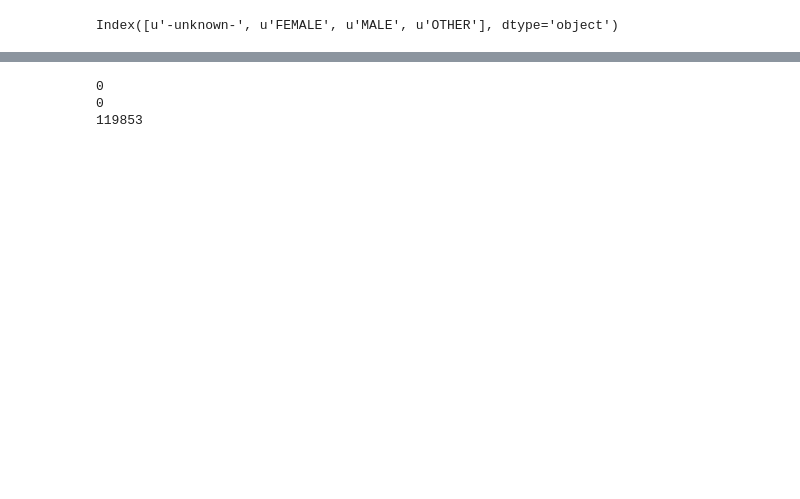
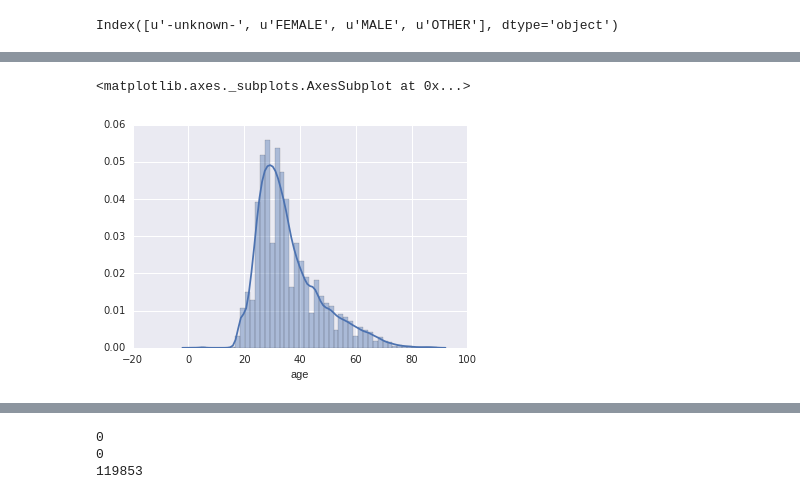
Before and after one commit to ah3200/airbnb-kaggle, a Jupyter notebook: Airbnb-destination-prediction-v5.ipynb, the cells around one changed output, grey strips where cells are left out. Cells and saved outputs as stored; diff of their text form; code cells hidden in the pictures; blank space fills up the shorter version.

Commit message:
add chart

```diff
--- a/Airbnb-destination-prediction-v5.ipynb
+++ b/Airbnb-destination-prediction-v5.ipynb
@@ -95,0 +96,5 @@ sns.distplot(users[users.age < 120].age)
+# %%
+sns.distplot(users[users.age < 90].age)
+# %% [output]
+<matplotlib.axes._subplots.AxesSubplot at 0x...>
+[figure, added]
```
Also changed, not shown: parts of 93 cells of this notebook.
